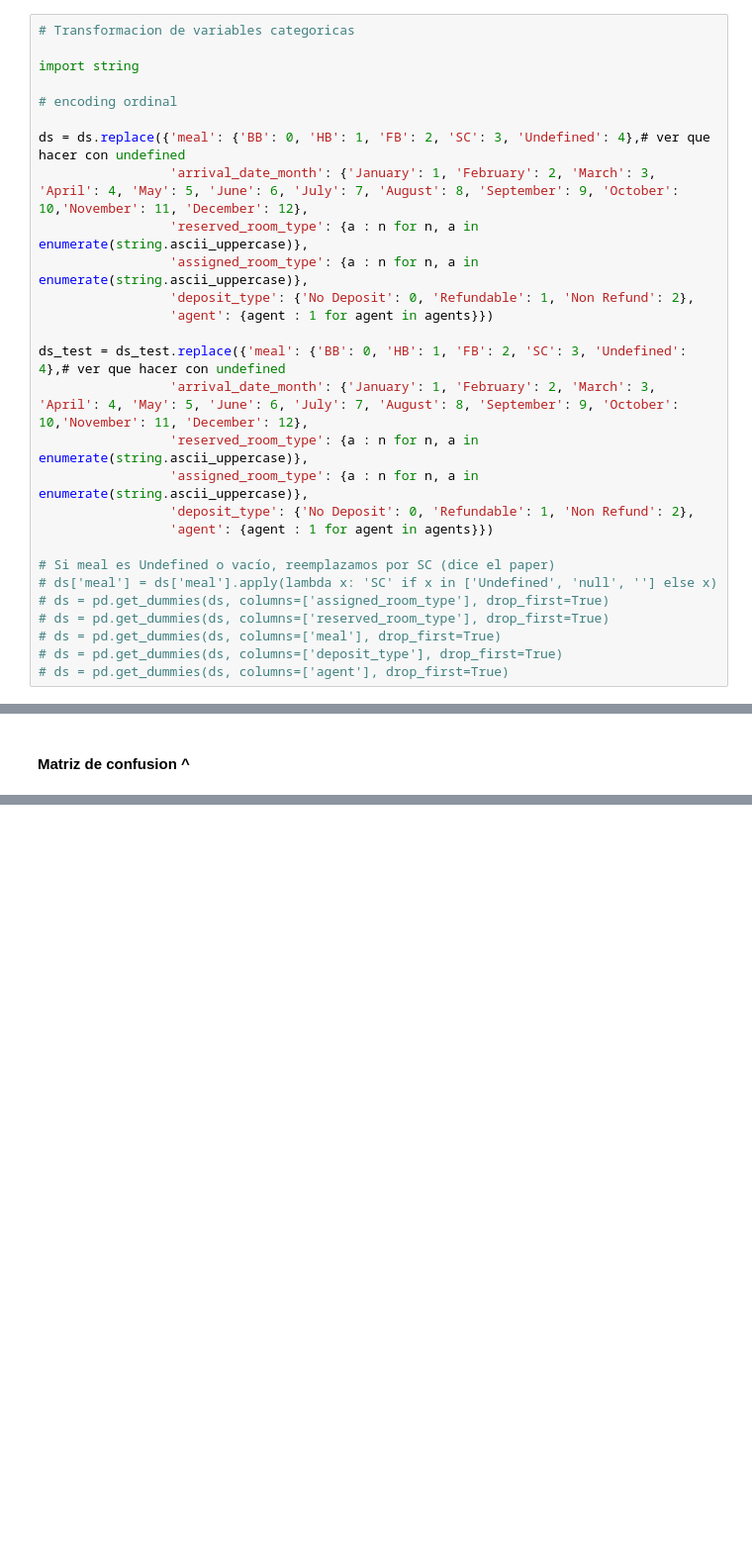
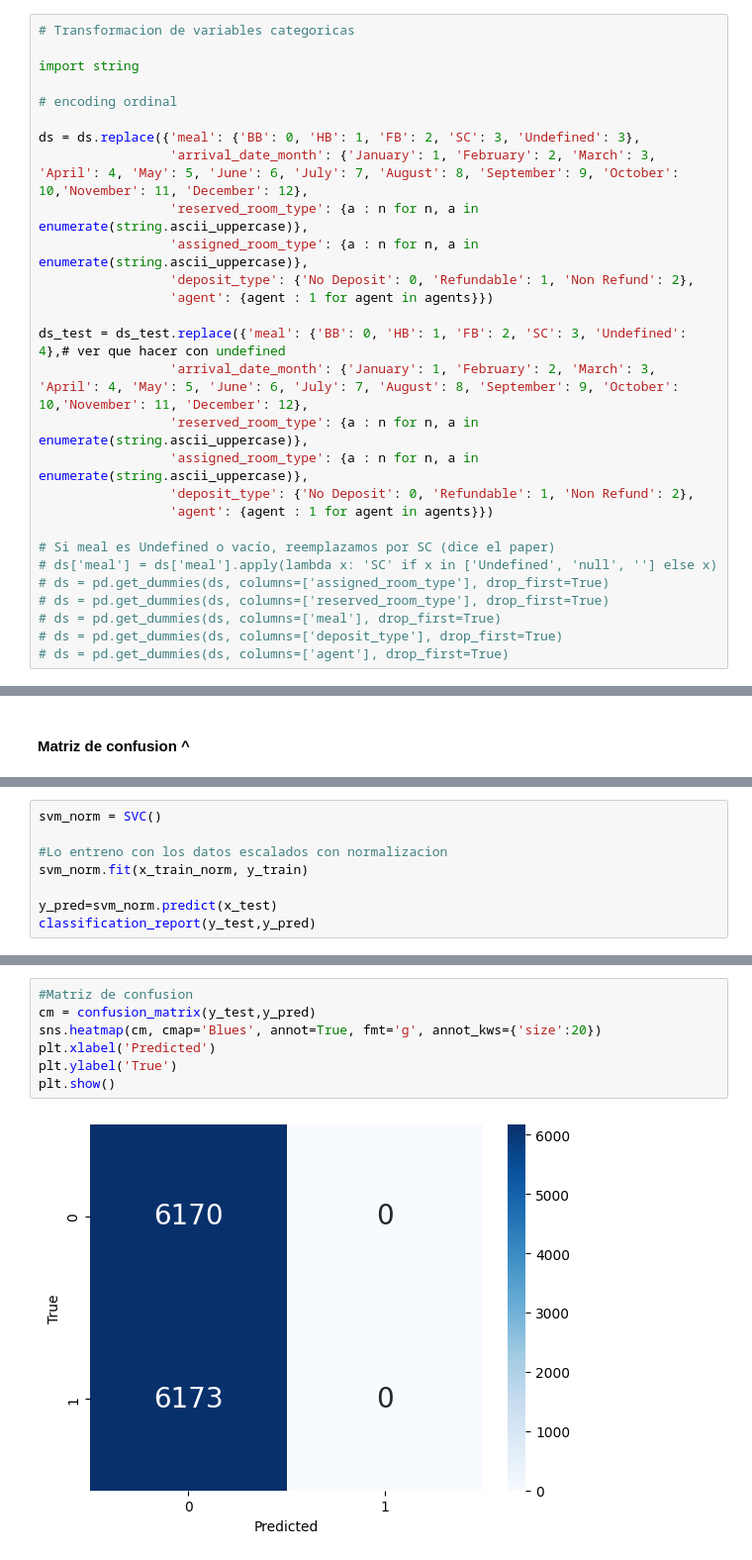
Before and after one commit to m-cabrerar/7506R-1C2023-GRUPO01, a Jupyter notebook: checkpoint 3/7506R_TP1_GRUPO01_CHP3_ENTREGA.ipynb, the cells around one changed output, grey strips where cells are left out. Shown: that part at 99% size. Drawn from its saved outputs; the diff is of its cells as text; blank space fills up the shorter version.

```diff
--- a/checkpoint 3/7506R_TP1_GRUPO01_CHP3_ENTREGA.ipynb
+++ b/checkpoint 3/7506R_TP1_GRUPO01_CHP3_ENTREGA.ipynb
@@ -96,7 +98,7 @@ import string
 
 # encoding ordinal
 
-ds = ds.replace({'meal': {'BB': 0, 'HB': 1, 'FB': 2, 'SC': 3, 'Undefined': 4},# ver que hacer con undefined
+ds = ds.replace({'meal': {'BB': 0, 'HB': 1, 'FB': 2, 'SC': 3, 'Undefined': 3},
                  'arrival_date_month': {'January': 1, 'February': 2, 'March': 3, 'April': 4, 'May': 5, 'June': 6, 'July': 7, 'August': 8, 'September': 9, 'October': 10,'November': 11, 'December': 12},
                  'reserved_room_type': {a : n for n, a in enumerate(string.ascii_uppercase)},
                  'assigned_room_type': {a : n for n, a in enumerate(string.ascii_uppercase)},
@@ -300,0 +309,8 @@ plt.show()
+# %%
+svm_norm = SVC()
+
+#Lo entreno con los datos escalados con normalizacion
+svm_norm.fit(x_train_norm, y_train)
+
+y_pred=svm_norm.predict(x_test)
+classification_report(y_test,y_pred)
@@ -300,0 +321,9 @@ plt.show()
+# %%
+#Matriz de confusion
+cm = confusion_matrix(y_test,y_pred)
+sns.heatmap(cm, cmap='Blues', annot=True, fmt='g', annot_kws={'size':20})
+plt.xlabel('Predicted')
+plt.ylabel('True')
+plt.show()
+# %% [output]
+[figure, added]
```
Also changed, not shown: parts of 9 cells of this notebook.
